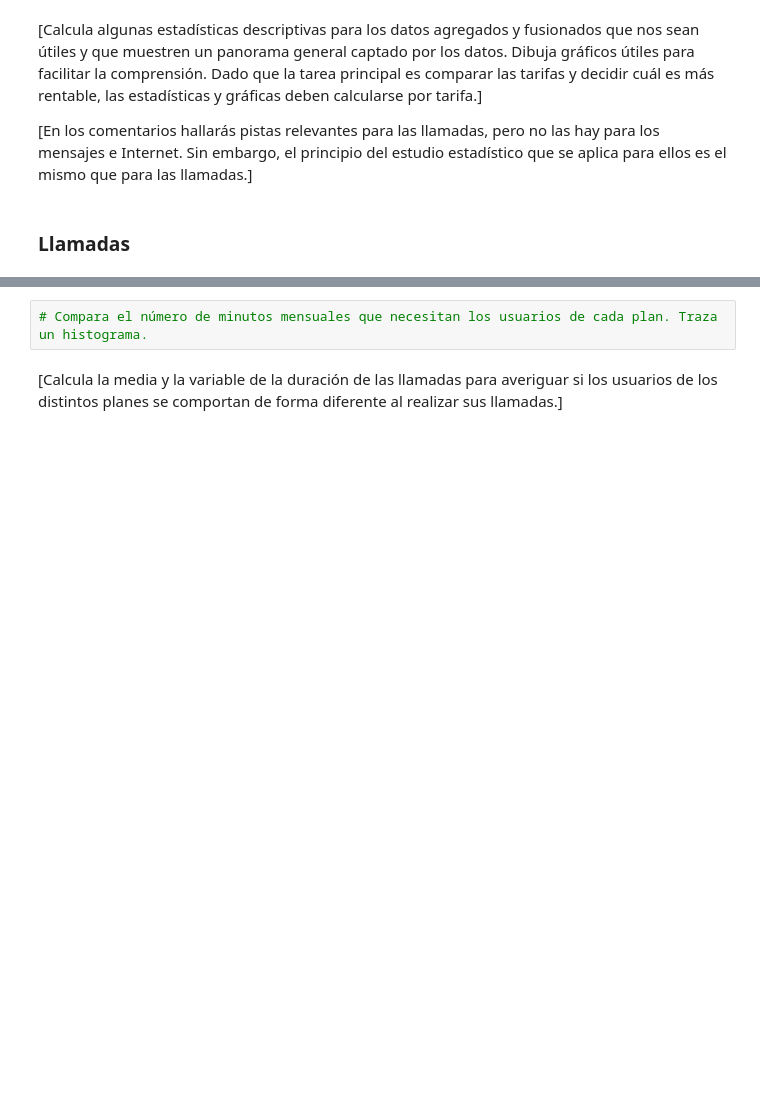
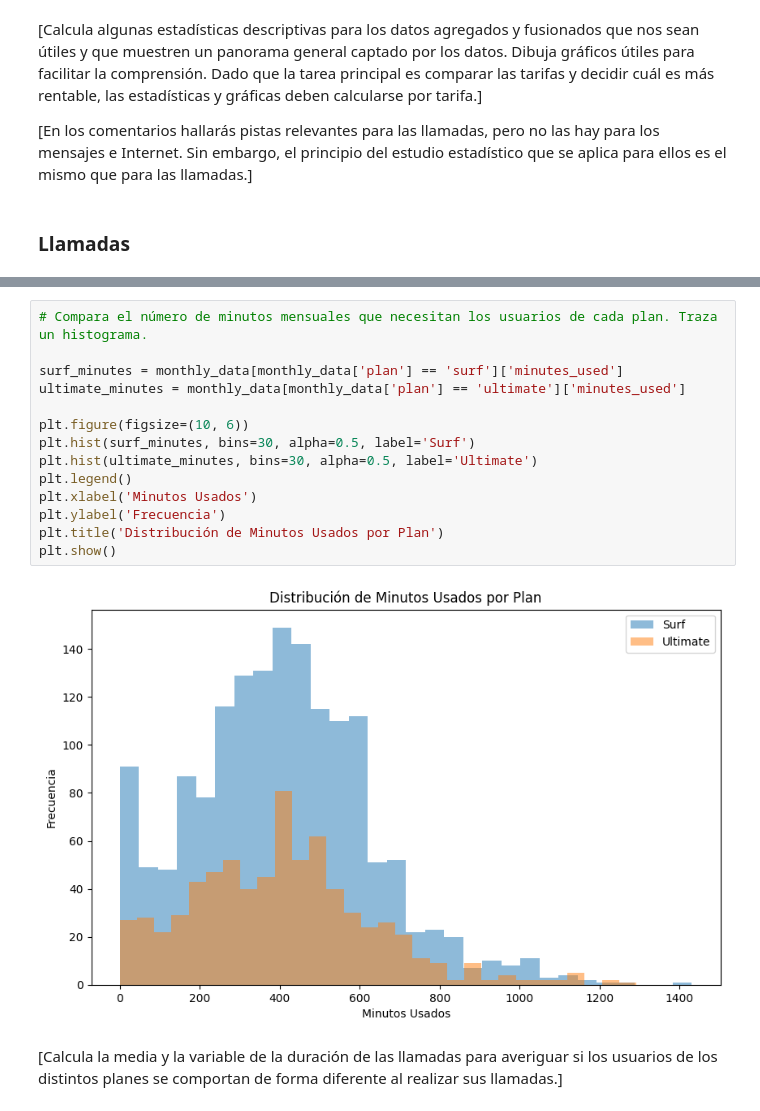
Before and after one commit to Davichobacter/data_science_tt, a Jupyter notebook: notebook.ipynb, the cells around one changed output, grey strips where cells are left out. Drawn from its saved outputs; the diff is of its cells as text; blank space fills up the shorter version.

```diff
--- a/notebook.ipynb
+++ b/notebook.ipynb
@@ -688,5 +709,19 @@ display(monthly_data.head())
-# %%
-# Compara el número de minutos mensuales que necesitan los usuarios de cada plan. Traza un histograma.
+# %%
+# Compara el número de minutos mensuales que necesitan los usuarios de cada plan. Traza un histograma.
+
+surf_minutes = monthly_data[monthly_data['plan'] == 'surf']['minutes_used']
+ultimate_minutes = monthly_data[monthly_data['plan'] == 'ultimate']['minutes_used']
+
+plt.figure(figsize=(10, 6))
+plt.hist(surf_minutes, bins=30, alpha=0.5, label='Surf')
+plt.hist(ultimate_minutes, bins=30, alpha=0.5, label='Ultimate')
+plt.legend()
+plt.xlabel('Minutos Usados')
+plt.ylabel('Frecuencia')
+plt.title('Distribución de Minutos Usados por Plan')
+plt.show()
+# %% [output]
+[figure, added]
 # %% [markdown]
 [Calcula la media y la variable de la duración de las llamadas para averiguar si los usuarios de los distintos planes se comportan de forma diferente al realizar sus llamadas.]
 # %%
```
Also changed, not shown: parts of 28 cells of this notebook.
